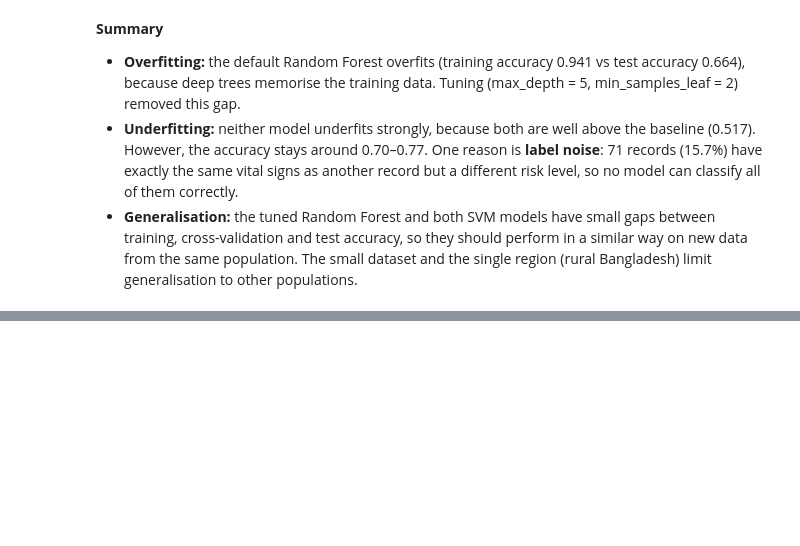
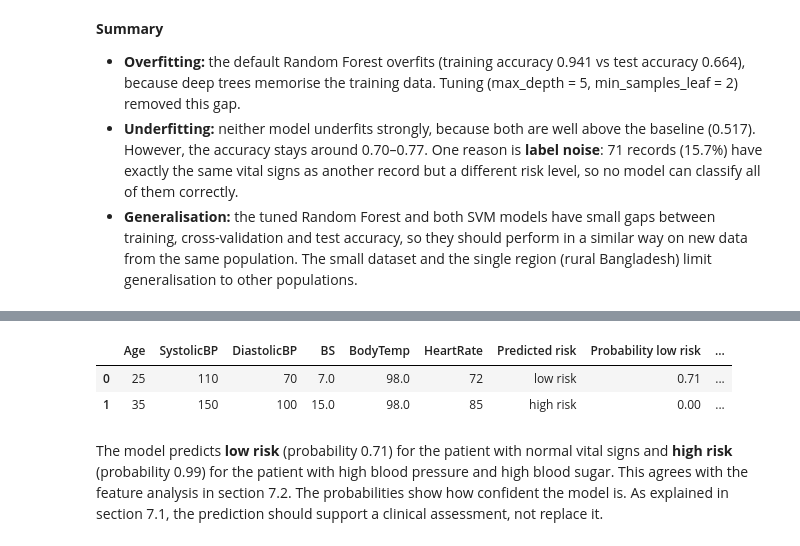
Before and after one commit to Daniella-CCT/Machine-Learning-Sept26, a Jupyter notebook: 2026613_ DaniellaSilveira_CA1_M-Learning_Notebook.ipynb, the cells around one changed output, grey strips where cells are left out. Drawn from its saved outputs; the diff is of its cells as text; code cells hidden in the pictures; blank space fills up the shorter version.

```diff
--- a/2026613_ DaniellaSilveira_CA1_M-Learning_Notebook.ipynb
+++ b/2026613_ DaniellaSilveira_CA1_M-Learning_Notebook.ipynb
@@ -574,0 +578,24 @@ Records with identical features but a different risk level: 71 (15.7% of the cle
+# %%
+# Simple deployment example: the final model (tuned Random Forest) predicts the risk of new patients
+final_model = rf_search.best_estimator_
+
+# Two example patients (values chosen only to illustrate how the model is used)
+new_patients = pd.DataFrame(
+    [[25, 110, 70, 7.0, 98.0, 72],      # normal vital signs
+     [35, 150, 100, 15.0, 98.0, 85]],   # high blood pressure and high blood sugar
+    columns=features)
+
+predicted = final_model.predict(new_patients)
+probabilities = final_model.predict_proba(new_patients)
+
+result = new_patients.copy()
+result["Predicted risk"] = [class_names[p] for p in predicted]
+for i, label in enumerate(final_model.classes_):
+    result[f"Probability {class_names[label]}"] = probabilities[:, i].round(2)
+result
+# %% [output]
+|  | Age | SystolicBP | DiastolicBP | BS | BodyTemp | HeartRate | Predicted risk | Probability low risk | ... |
+| 0 | 25 | 110 | 70 | 7.0 | 98.0 | 72 | low risk | 0.71 | ... |
+| 1 | 35 | 150 | 100 | 15.0 | 98.0 | 85 | high risk | 0.00 | ... |
+# %% [markdown]
+The model predicts **low risk** (probability 0.71) for the patient with normal vital signs and **high risk** (probability 0.99) for the patient with high blood pressure and high blood sugar. This agrees with the feature analysis in section 7.2. The probabilities show how confident the model is. As explained in section 7.1, the prediction should support a clinical assessment, not replace it.
```
Also changed, not shown: parts of 2 cells of this notebook.
